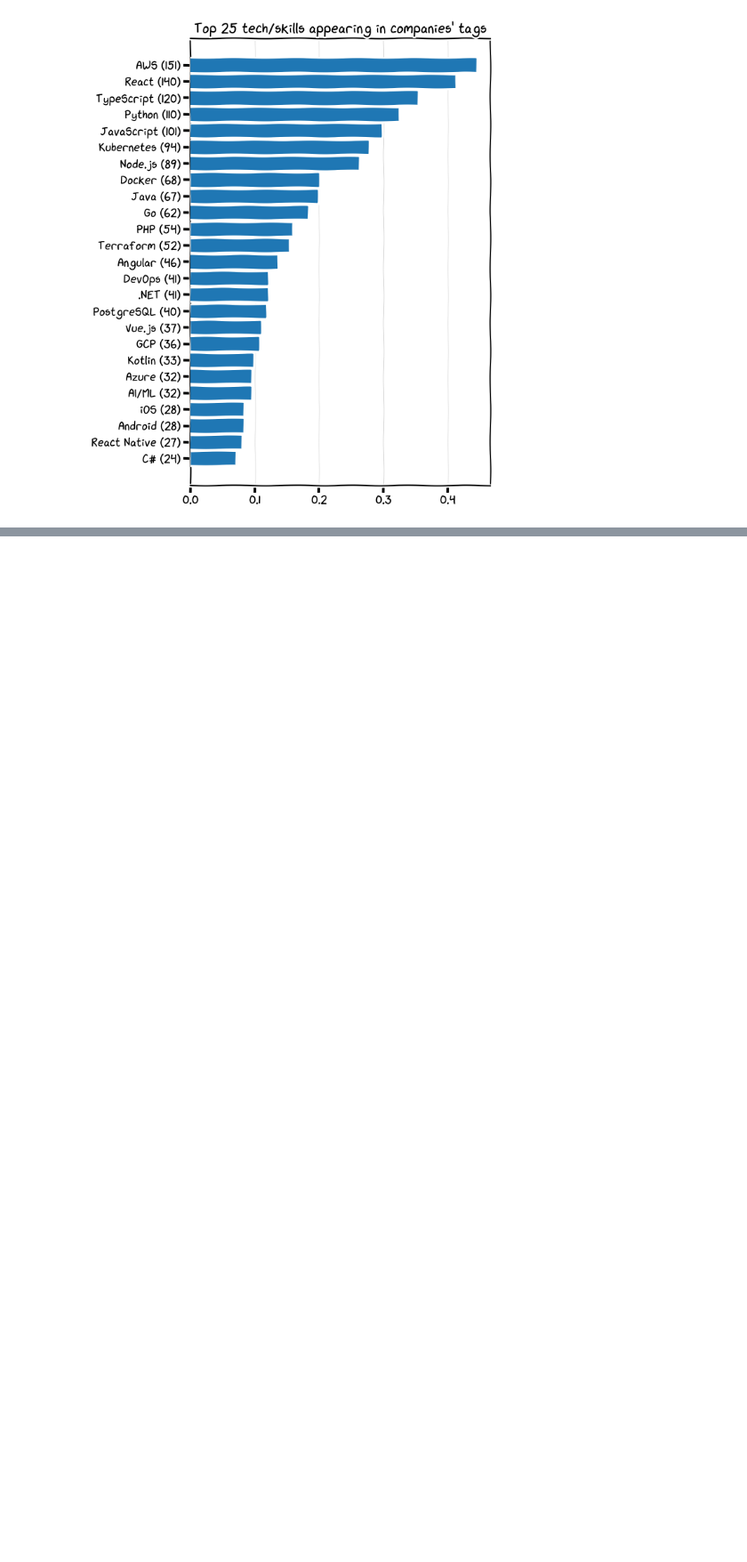
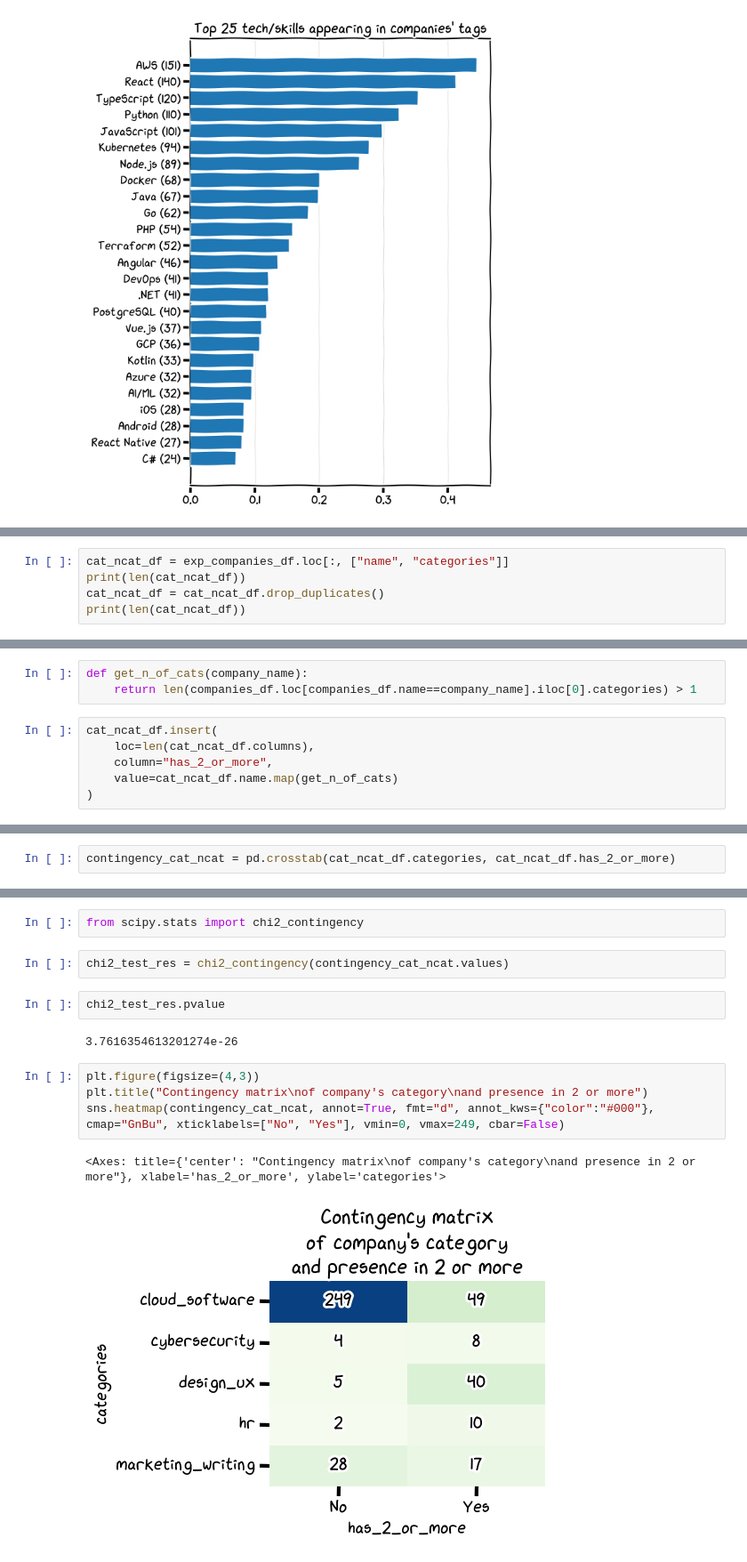
Before and after one commit to FrancescoManfredi/AIRV-analysis, a Jupyter notebook: workbench.ipynb, the cells around one changed output, grey strips where cells are left out. Shown at 89% size. Cells and saved outputs as stored; diff of their text form; blank space fills up the shorter version.

```diff
--- a/workbench.ipynb
+++ b/workbench.ipynb
@@ -348,0 +529,5 @@ Text(0.5, 1.0, "Bottom 25 tech/skills appearing in companies' tags")
+# %%
+cat_ncat_df = exp_companies_df.loc[:, ["name", "categories"]]
+print(len(cat_ncat_df))
+cat_ncat_df = cat_ncat_df.drop_duplicates()
+print(len(cat_ncat_df))
@@ -348,0 +546,9 @@ Text(0.5, 1.0, "Bottom 25 tech/skills appearing in companies' tags")
+# %%
+def get_n_of_cats(company_name):
+    return len(companies_df.loc[companies_df.name==company_name].iloc[0].categories) > 1
+# %%
+cat_ncat_df.insert(
+    loc=len(cat_ncat_df.columns),
+    column="has_2_or_more",
+    value=cat_ncat_df.name.map(get_n_of_cats)
+)
@@ -348,0 +564,2 @@ Text(0.5, 1.0, "Bottom 25 tech/skills appearing in companies' tags")
+# %%
+contingency_cat_ncat = pd.crosstab(cat_ncat_df.categories, cat_ncat_df.has_2_or_more)
@@ -348,0 +576,15 @@ Text(0.5, 1.0, "Bottom 25 tech/skills appearing in companies' tags")
+# %%
+from scipy.stats import chi2_contingency
+# %%
+chi2_test_res = chi2_contingency(contingency_cat_ncat.values)
+# %%
+chi2_test_res.pvalue
+# %% [output]
+3.7616354613201274e-26
+# %%
+plt.figure(figsize=(4,3))
+plt.title("Contingency matrix\nof company's category\nand presence in 2 or more")
+sns.heatmap(contingency_cat_ncat, annot=True, fmt="d", annot_kws={"color":"#000"}, cmap="GnBu", xticklabels=["No", "Yes"], vmin=0, vmax=249, cbar=False)
+# %% [output]
+<Axes: title={'center': "Contingency matrix\nof company's category\nand presence in 2 or more"}, xlabel='has_2_or_more', ylabel='categories'>
+[figure, added]
```
Also changed, not shown: parts of 47 cells of this notebook, 1 other file.
